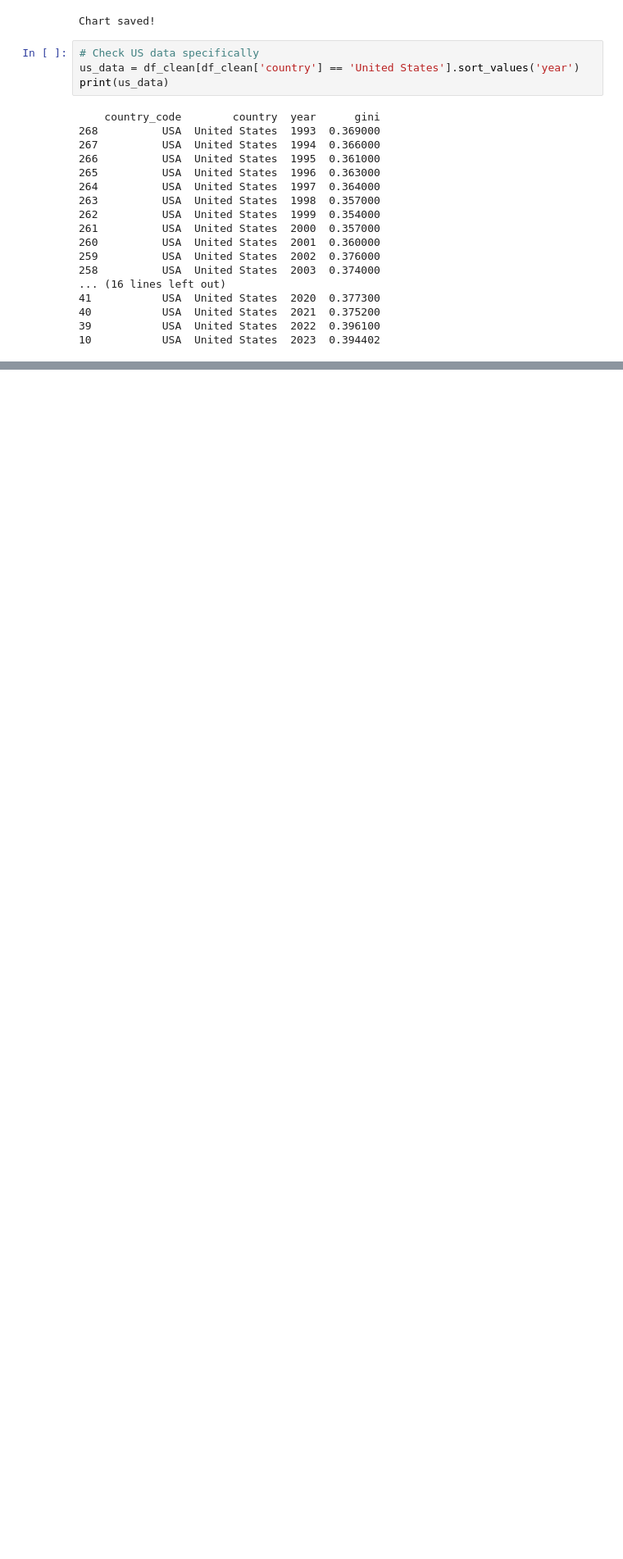
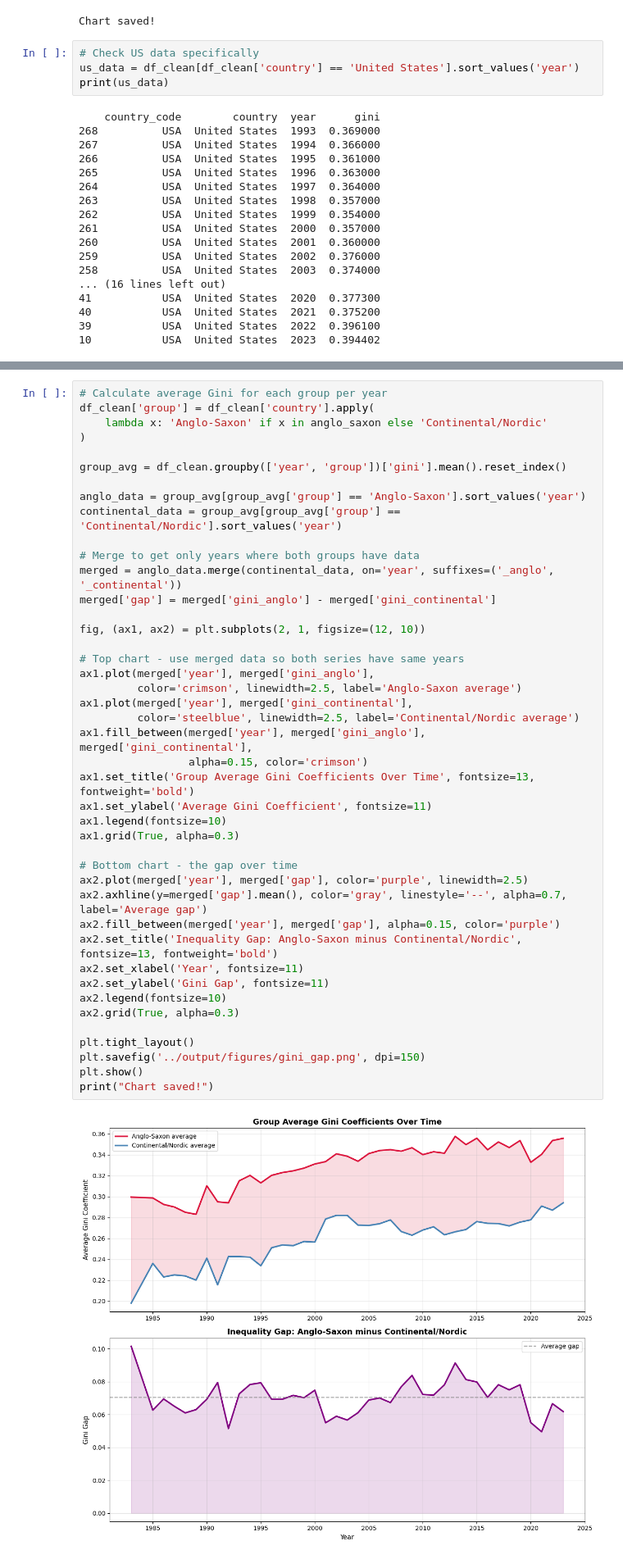
Before and after one commit to GeorgeKingham/Anglo-Saxon-Inequality, a Jupyter notebook: notebooks/Blog.ipynb, the cells around one changed output, grey strips where cells are left out. Shown at 82% size. Cells and saved outputs as stored; diff of their text form; blank space fills up the shorter version.

```diff
--- a/notebooks/Blog.ipynb
+++ b/notebooks/Blog.ipynb
@@ -187,0 +269,45 @@ print(us_data)
+# %%
+# Calculate average Gini for each group per year
+df_clean['group'] = df_clean['country'].apply(
+    lambda x: 'Anglo-Saxon' if x in anglo_saxon else 'Continental/Nordic'
+)
+
+group_avg = df_clean.groupby(['year', 'group'])['gini'].mean().reset_index()
+
+anglo_data = group_avg[group_avg['group'] == 'Anglo-Saxon'].sort_values('year')
+continental_data = group_avg[group_avg['group'] == 'Continental/Nordic'].sort_values('year')
+
+# Merge to get only years where both groups have data
+merged = anglo_data.merge(continental_data, on='year', suffixes=('_anglo', '_continental'))
+merged['gap'] = merged['gini_anglo'] - merged['gini_continental']
+
+fig, (ax1, ax2) = plt.subplots(2, 1, figsize=(12, 10))
+
+# Top chart - use merged data so both series have same years
+ax1.plot(merged['year'], merged['gini_anglo'],
+         color='crimson', linewidth=2.5, label='Anglo-Saxon average')
+ax1.plot(merged['year'], merged['gini_continental'],
+         color='steelblue', linewidth=2.5, label='Continental/Nordic average')
+ax1.fill_between(merged['year'], merged['gini_anglo'], merged['gini_continental'],
+                 alpha=0.15, color='crimson')
+ax1.set_title('Group Average Gini Coefficients Over Time', fontsize=13, fontweight='bold')
+ax1.set_ylabel('Average Gini Coefficient', fontsize=11)
+ax1.legend(fontsize=10)
+ax1.grid(True, alpha=0.3)
+
+# Bottom chart - the gap over time
+ax2.plot(merged['year'], merged['gap'], color='purple', linewidth=2.5)
+ax2.axhline(y=merged['gap'].mean(), color='gray', linestyle='--', alpha=0.7, label='Average gap')
+ax2.fill_between(merged['year'], merged['gap'], alpha=0.15, color='purple')
+ax2.set_title('Inequality Gap: Anglo-Saxon minus Continental/Nordic', fontsize=13, fontweight='bold')
+ax2.set_xlabel('Year', fontsize=11)
+ax2.set_ylabel('Gini Gap', fontsize=11)
+ax2.legend(fontsize=10)
+ax2.grid(True, alpha=0.3)
+
+plt.tight_layout()
+plt.savefig('../output/figures/gini_gap.png', dpi=150)
+plt.show()
+print("Chart saved!")
+# %% [output]
+[figure, added]
```
Also changed, not shown: parts of 3 cells of this notebook, 2 other files.
